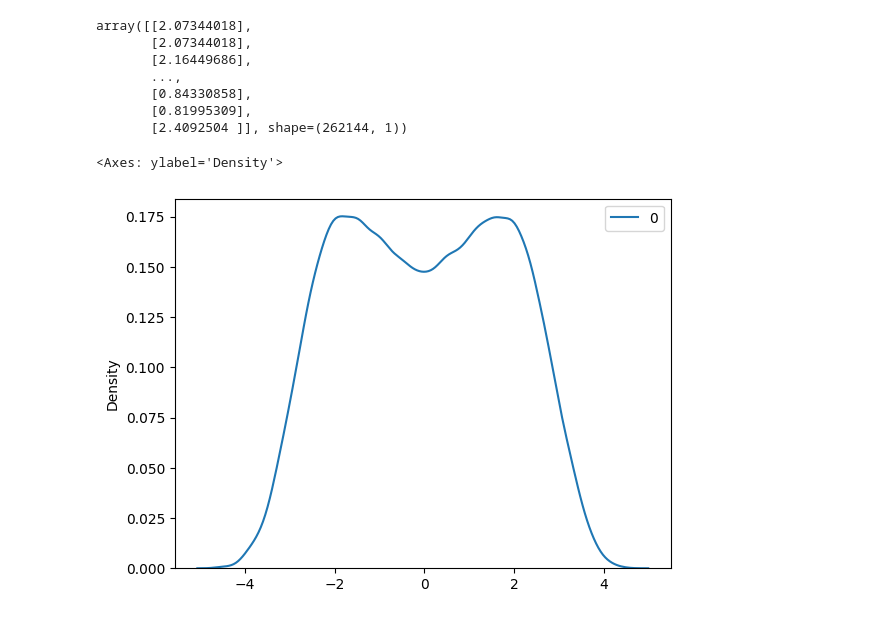
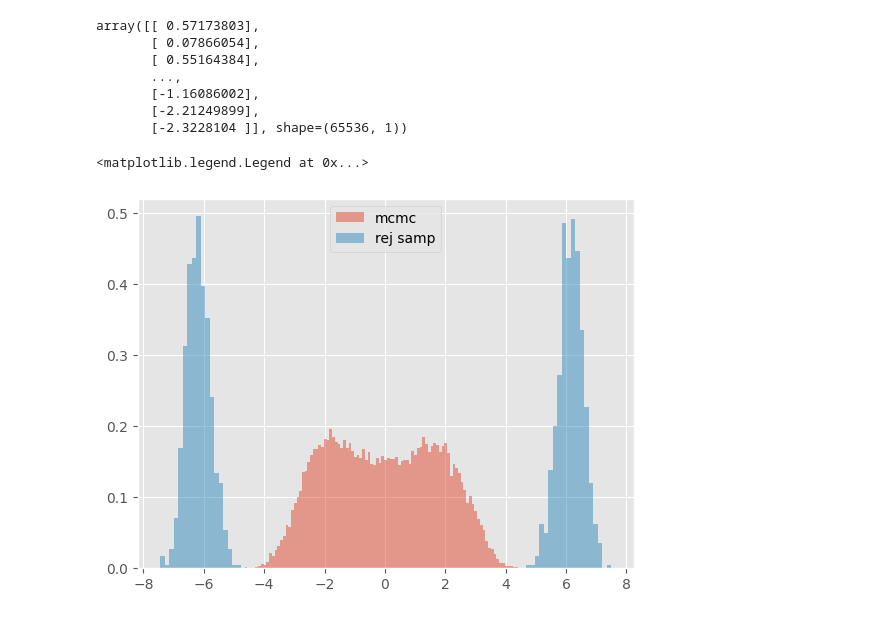
Before and after one commit to abjohnson117/TransportVsMcmcExperiments, a Jupyter notebook: banana/emcee_test.ipynb, the cells around one changed output. Cells and saved outputs as stored; diff of their text form; code cells hidden in the pictures.

```diff
--- a/banana/emcee_test.ipynb
+++ b/banana/emcee_test.ipynb
@@ -8,0 +13,11 @@ from seaborn import kdeplot
+# %%
+mcmc_samps = np.load("mcmc_results/mcmc_results_5/mcmc_samps_65536_1.npy")
+cond_var = np.load("mcmc_results/mcmc_results_5/cond_vars_1.npy")
+rej_samps = np.load("rej_results/_5/rej_samps.npy")
+cond_ys = np.load("rej_results/_5/conditioning_ys.npy")
+cond_idx = np.where(cond_ys == cond_var)[0].item()
+rej_samp = rej_samps[cond_idx, :]
+nn_samps_ode = np.load("nn_results/ode_5/nn_samps.npy")[1::2]
+ode_samp = nn_samps_ode[cond_idx, :]
+nn_samps_sde = np.load("nn_sde_results/ode_5/nn_samps.npy")[1::2]
+sde_samp = nn_samps_sde[cond_idx, :]
@@ -12,30 +43,25 @@ b = 0.1
 sigma_x = 1
 
 def log_dens(u):
-    y = -1.0
+    y = -1
     scale = 1 / (2 * sigma_x**2)
     sum_part = (a * (y + b * (u**2 + a**2))) ** 2 + (u**2) / (a**2)
     return -scale * sum_part
 # %%
-np.random.seed(39)
-initial = np.random.randn(4, 1)
+np.random.seed(43)
+initial = np.random.randn(16, 1)
 nwalkers, ndim = initial.shape
-nsteps = 4 ** 8
+nsteps = 4 ** 6
 
 sampler = emcee.EnsembleSampler(nwalkers, ndim, log_dens)
 sampler.run_mcmc(initial, nsteps, progress=True);
 # %%
 np.vstack(sampler.chain)
 # %% [output]
-array([[2.07344018],
-       [2.07344018],
-       [2.16449686],
+array([[ 0.57173803],
+       [ 0.07866054],
+       [ 0.55164384],
        ...,
-       [0.84330858],
-       [0.81995309],
-       [2.4092504 ]], shape=(262144, 1))
+       [-1.16086002],
+       [-2.21249899],
+       [-2.3228104 ]], shape=(65536, 1))
-# %%
-kdeplot(np.vstack(sampler.chain))
-# %% [output]
-<Axes: ylabel='Density'>
-[figure, removed]
@@ -44,0 +68,9 @@ cond_var = np.load("mcmc_results/mcmc_results_5/cond_vars_1.npy")
+# %%
+plt.hist(np.vstack(sampler.chain).squeeze(), label="mcmc", bins=100, density=True, alpha=0.5);
+plt.hist(rej_samp, label="rej samp", bins=100, density=True, alpha=0.5)
+# plt.hist(ode_samp, label="ode", bins=100, density=True, alpha=0.5)
+# plt.hist(sde_samp, label="sde", bins=100, density=True, alpha=0.5)
+plt.legend()
+# %% [output]
+<matplotlib.legend.Legend at 0x...>
+[figure, added]
```
Also changed, not shown: parts of 8 cells of this notebook, 4 other files.
